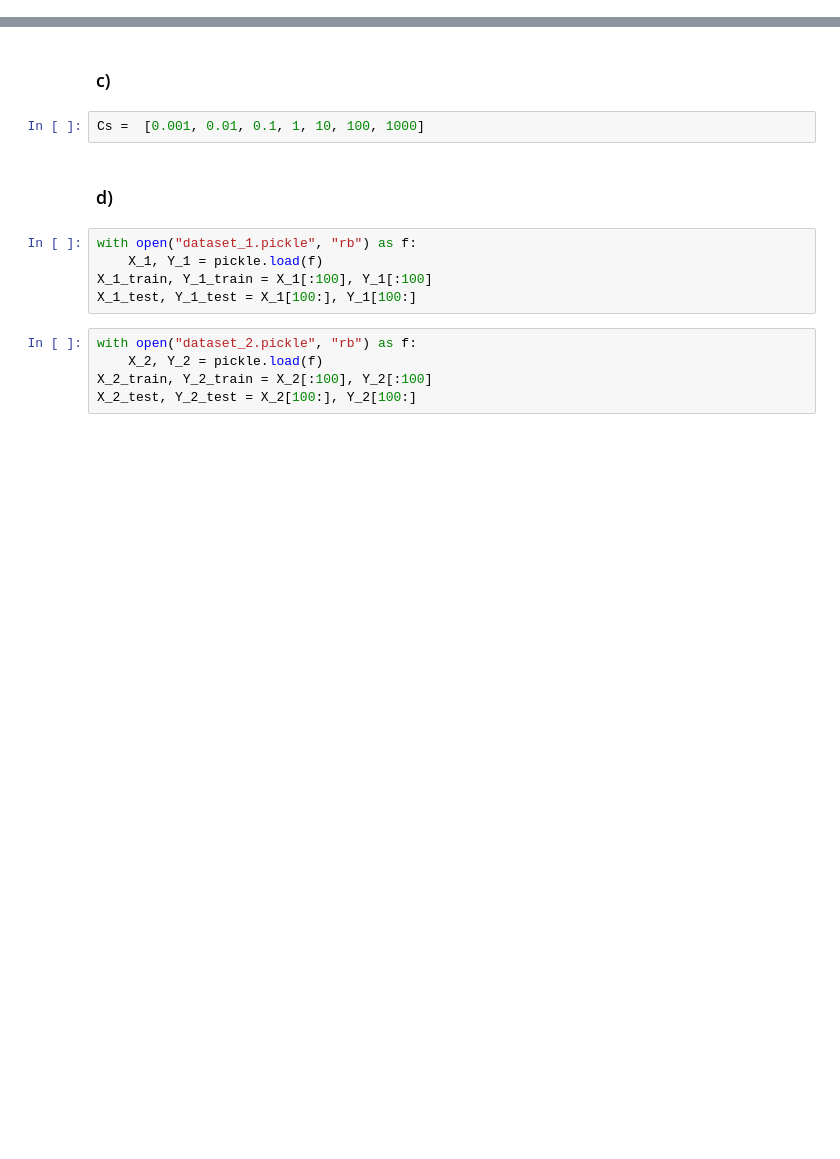
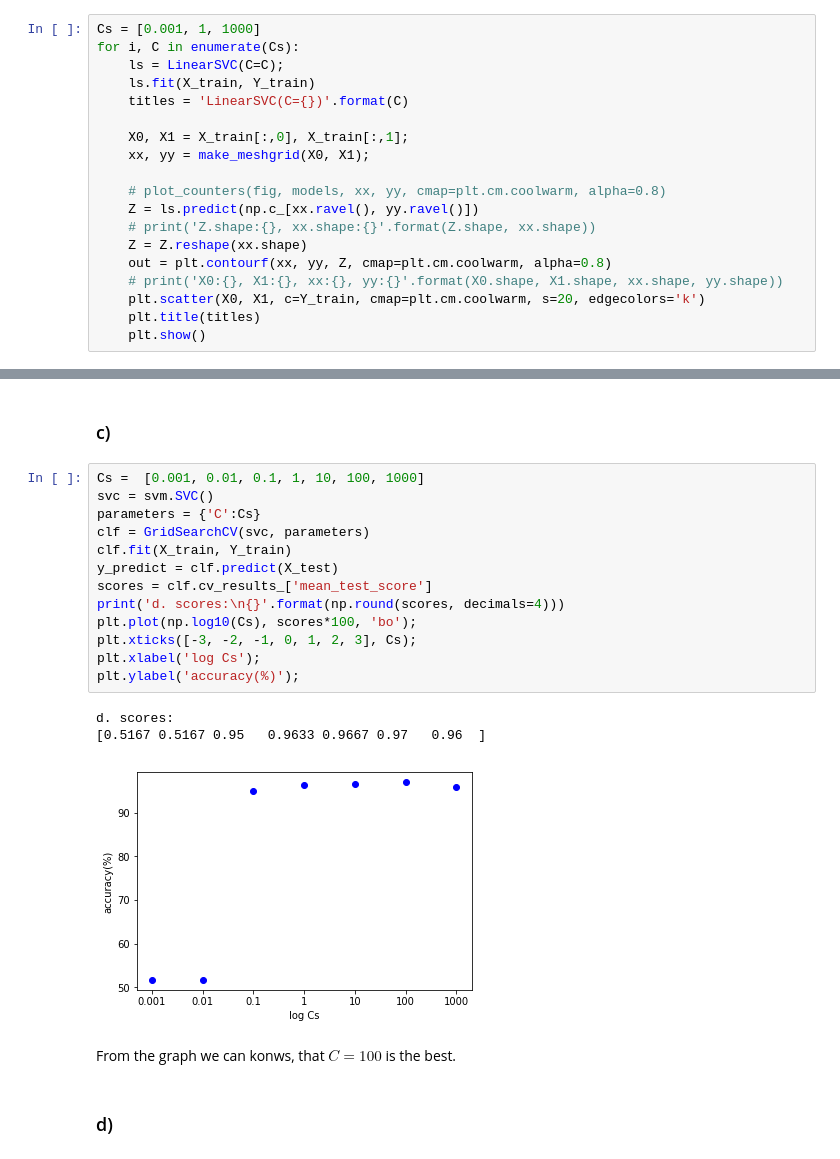
Before and after one commit to o-course/inf4491, a Jupyter notebook: exercise/A05/assignment05.ipynb, the cells around one changed output, grey strips where cells are left out. Saved outputs shown, nothing was run; the diff lists cells and outputs as text; blank space fills up the shorter version.

```diff
--- a/exercise/A05/assignment05.ipynb
+++ b/exercise/A05/assignment05.ipynb
@@ -40,2 +138,21 @@ X_test, Y_test = X[300:], Y[300:]
 # %% [markdown]
 ### b)
+# %%
+Cs = [0.001, 1, 1000]
+for i, C in enumerate(Cs):
+    ls = LinearSVC(C=C);
+    ls.fit(X_train, Y_train)
+    titles = 'LinearSVC(C={})'.format(C)
+
+    X0, X1 = X_train[:,0], X_train[:,1];
+    xx, yy = make_meshgrid(X0, X1);
+
+    # plot_counters(fig, models, xx, yy, cmap=plt.cm.coolwarm, alpha=0.8)
+    Z = ls.predict(np.c_[xx.ravel(), yy.ravel()])
+    # print('Z.shape:{}, xx.shape:{}'.format(Z.shape, xx.shape))
+    Z = Z.reshape(xx.shape)
+    out = plt.contourf(xx, yy, Z, cmap=plt.cm.coolwarm, alpha=0.8)
+    # print('X0:{}, X1:{}, xx:{}, yy:{}'.format(X0.shape, X1.shape, xx.shape, yy.shape))
+    plt.scatter(X0, X1, c=Y_train, cmap=plt.cm.coolwarm, s=20, edgecolors='k')
+    plt.title(titles)
+    plt.show()
@@ -42,16 +163,23 @@ X_test, Y_test = X[300:], Y[300:]
 # %% [markdown]
 ### c)
-# %%
-Cs =  [0.001, 0.01, 0.1, 1, 10, 100, 1000]
+# %%
+Cs =  [0.001, 0.01, 0.1, 1, 10, 100, 1000]
+svc = svm.SVC()
+parameters = {'C':Cs}
+clf = GridSearchCV(svc, parameters)
+clf.fit(X_train, Y_train)
+y_predict = clf.predict(X_test)
+scores = clf.cv_results_['mean_test_score']
+print('d. scores:\n{}'.format(np.round(scores, decimals=4)))
+plt.plot(np.log10(Cs), scores*100, 'bo');
+plt.xticks([-3, -2, -1, 0, 1, 2, 3], Cs);
+plt.xlabel('log Cs');
+plt.ylabel('accuracy(%)');
+# %% [output]
+d. scores:
+[0.5167 0.5167 0.95   0.9633 0.9667 0.97   0.96  ]
+[figure, added]
+# %% [markdown]
+From the graph we can konws, that $C=100$ is the best.
 # %% [markdown]
 ### d)
-# %%
-with open("dataset_1.pickle", "rb") as f:
-    X_1, Y_1 = pickle.load(f)
-X_1_train, Y_1_train = X_1[:100], Y_1[:100]
-X_1_test, Y_1_test = X_1[100:], Y_1[100:]
-# %%
-with open("dataset_2.pickle", "rb") as f:
-    X_2, Y_2 = pickle.load(f)
-X_2_train, Y_2_train = X_2[:100], Y_2[:100]
-X_2_test, Y_2_test = X_2[100:], Y_2[100:]
```
Also changed, not shown: parts of 14 cells of this notebook, 1 other file.
